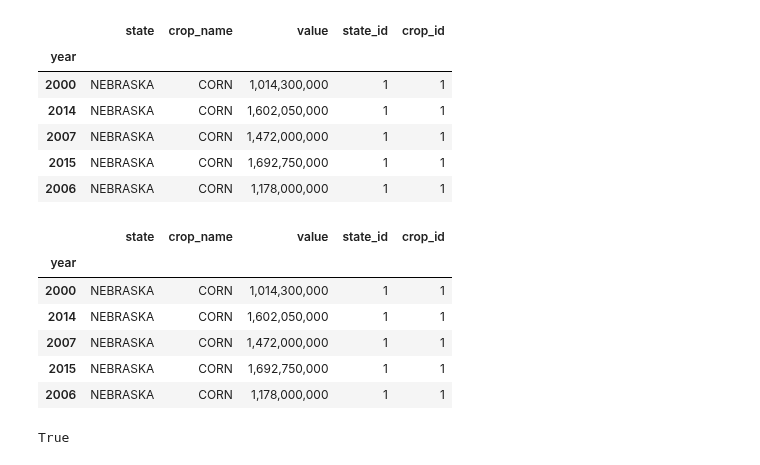
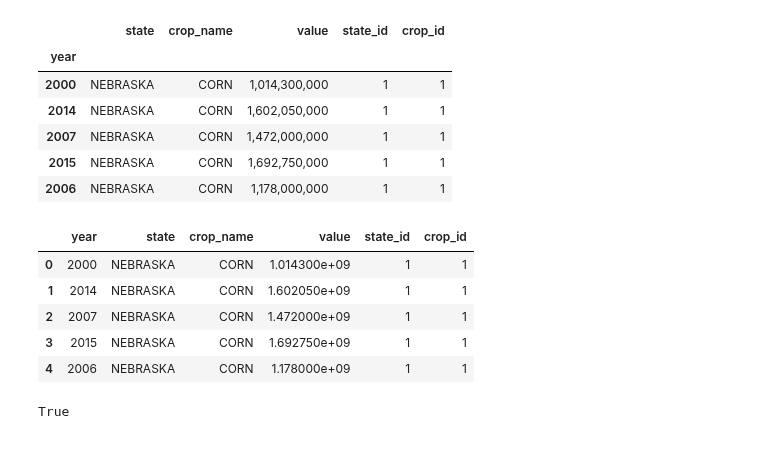
Before and after one commit to stew1922/data_farming, a Jupyter notebook: notebooks/carolina.ipynb, the cells around one changed output. Cells and saved outputs as stored; diff of their text form; code cells hidden in the pictures.

```diff
--- a/notebooks/carolina.ipynb
+++ b/notebooks/carolina.ipynb
@@ -489,14 +483,3 @@ final_df.head()
 | 2007 | NEBRASKA | CORN | 1,472,000,000 | 1 | 1 |
 | 2015 | NEBRASKA | CORN | 1,692,750,000 | 1 | 1 |
 | 2006 | NEBRASKA | CORN | 1,178,000,000 | 1 | 1 |
-# %%
-
-final_df.head()
-# %% [output]
-|  | state | crop_name | value | state_id | crop_id |
-| year |  |  |  |  |  |
-| 2000 | NEBRASKA | CORN | 1,014,300,000 | 1 | 1 |
-| 2014 | NEBRASKA | CORN | 1,602,050,000 | 1 | 1 |
-| 2007 | NEBRASKA | CORN | 1,472,000,000 | 1 | 1 |
-| 2015 | NEBRASKA | CORN | 1,692,750,000 | 1 | 1 |
-| 2006 | NEBRASKA | CORN | 1,178,000,000 | 1 | 1 |
@@ -505,3 +486,17 @@ final_df.head()
+# %%
+final_df.reset_index(inplace=True)
+final_df['value'] = final_df['value'].str.replace(",","").astype(float)
+final_df['year'] =pd.to_datetime(final_df['year'], format='%Y')
+final_df['year']=final_df['year'].dt.year
+
+final_df.head()
+# %% [output]
+|  | year | state | crop_name | value | state_id | crop_id |
+| 0 | 2000 | NEBRASKA | CORN | 1.014300e+09 | 1 | 1 |
+| 1 | 2014 | NEBRASKA | CORN | 1.602050e+09 | 1 | 1 |
+| 2 | 2007 | NEBRASKA | CORN | 1.472000e+09 | 1 | 1 |
+| 3 | 2015 | NEBRASKA | CORN | 1.692750e+09 | 1 | 1 |
+| 4 | 2006 | NEBRASKA | CORN | 1.178000e+09 | 1 | 1 |
 # %%
 # Load .env enviroment variables
 load_dotenv()
```
Also changed, not shown: parts of 6 cells of this notebook, 11 other files.
